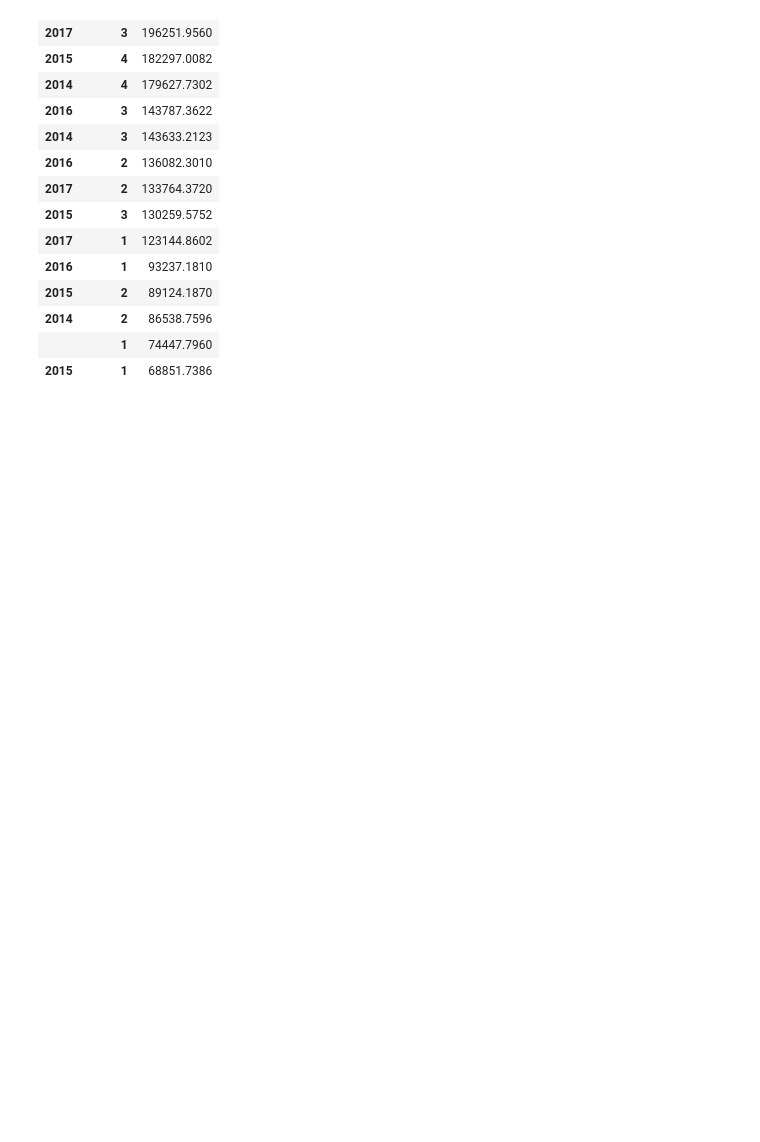
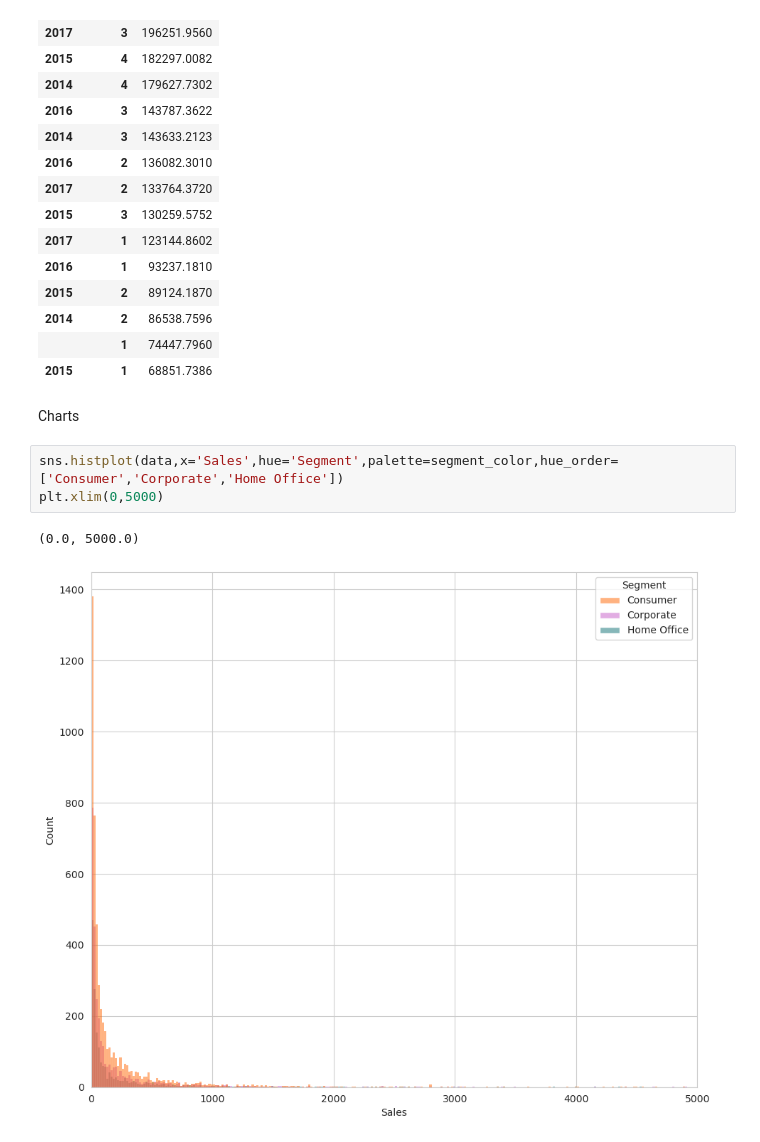
Before and after one commit to alejo-cuello/first-steps-data-science, a Jupyter notebook: code/exploring-series.ipynb, the cells around one changed output. Drawn from its saved outputs; the diff is of its cells as text; blank space fills up the shorter version.

Commit message:
Using histplot and boxplot. Creating ranges for different sales amounts

```diff
--- a/code/exploring-series.ipynb
+++ b/code/exploring-series.ipynb
@@ -277,3 +306,11 @@ data.groupby(['Year','Quarter']).agg({'Sales': 'sum'}).sort_values(by='Sales',as
 | 2014 | 2 | 86538.7596 |
 |  | 1 | 74447.7960 |
 | 2015 | 1 | 68851.7386 |
+# %% [markdown]
+Charts
+# %%
+sns.histplot(data,x='Sales',hue='Segment',palette=segment_color,hue_order=['Consumer','Corporate','Home Office'])
+plt.xlim(0,5000)
+# %% [output]
+(0.0, 5000.0)
+[figure, added]
```
Also changed, not shown: parts of 14 cells of this notebook.
